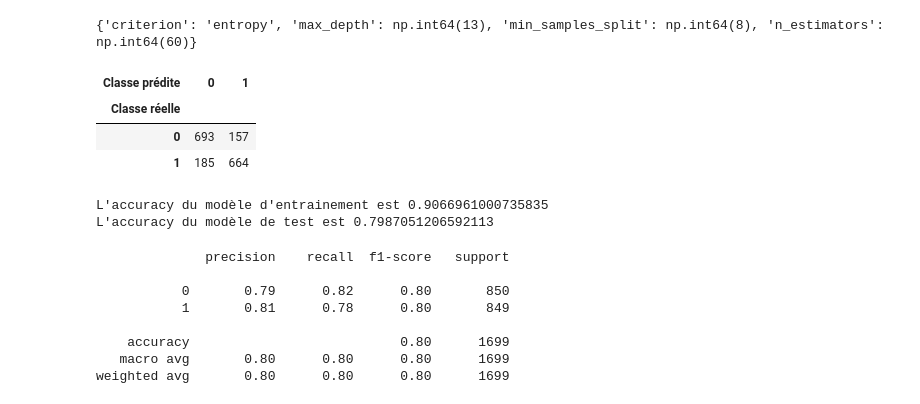
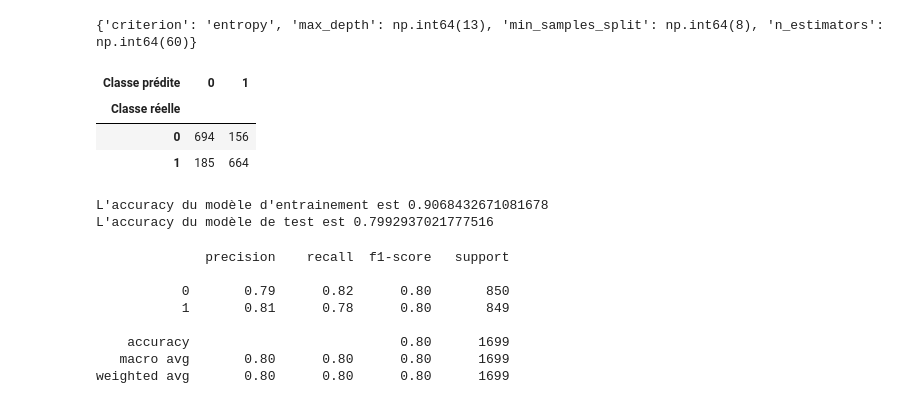
Before and after one commit to G-RELIQUET/Spaceship-Titanic, a Jupyter notebook: Etude.ipynb, the cells around one changed output. Drawn from its saved outputs; the diff is of its cells as text; code cells hidden in the pictures.

```diff
--- a/Etude.ipynb
+++ b/Etude.ipynb
@@ -1116,7 +1218,7 @@ X_test_scaled=scaler.transform(X_test)
 #Construction du classifieur
 clf_rf= ensemble.RandomForestClassifier(n_jobs=-1, random_state=321)
 #Entrainement de l'algorithme sur l'ensemble d'entrainement
-clf_rf.fit(X_train_scaled, y_train)
+clf_rf.fit(X_train, y_train)
 # %% [output]
 RandomForestClassifier(n_jobs=-1, random_state=321)
 # %%
@@ -1149,6 +1251,6 @@ parametres = {
 }
 
 grid_rf = model_selection.GridSearchCV(estimator=clf_rf, param_grid=parametres, cv=5, n_jobs=-1) #Application de la fonction au classifieur
-grille = grid_rf.fit(X_train_scaled,y_train) #Entrainement sur l'ensemble d'entrainement
+grille = grid_rf.fit(X_train, y_train) #Entrainement sur l'ensemble d'entrainement
 print(pd.DataFrame.from_dict(grille.cv_results_).loc[:,['params', 'mean_test_score']])
 # %% [output]
@@ -1158,23 +1273,23 @@ print(grid_rf.best_params_)
 # %% [output]
 {'criterion': 'entropy', 'max_depth': np.int64(13), 'min_samples_split': np.int64(8), 'n_estimators': np.int64(60)}
 # %%
-y_pred=grid_rf.predict(X_test_scaled)
+y_pred=grid_rf.predict(X_test)
 pd.crosstab(y_test, y_pred, rownames=['Classe réelle'], colnames=['Classe prédite'])
 # %% [output]
 | Classe prédite | 0 | 1 |
 | Classe réelle |  |  |
-| 0 | 693 | 157 |
+| 0 | 694 | 156 |
 | 1 | 185 | 664 |
 # %%
-accuracy_train_rf = grid_rf.score(X_train_scaled, y_train)
+accuracy_train_rf = grid_rf.score(X_train, y_train)
 print("L'accuracy du modèle d'entrainement est",accuracy_train_rf )
-accuracy_test_rf = grid_rf.score(X_test_scaled, y_test)
+accuracy_test_rf = grid_rf.score(X_test, y_test)
 print("L'accuracy du modèle de test est",accuracy_test_rf)
 #On remarque qu'il y a nettement moins d'overfitting mais toujours beaucoup trop.
 #Le tuning des hyperparamètres n'a pas apporté beaucoup plus d'accuracy sur les données de test.
 # %% [output]
-L'accuracy du modèle d'entrainement est 0.9066961000735835
-L'accuracy du modèle de test est 0.7987051206592113
+L'accuracy du modèle d'entrainement est 0.9068432671081678
+L'accuracy du modèle de test est 0.7992937021777516
 # %%
 # Impression du rapport de classification
 print(classification_report(y_test, y_pred))
```
Also changed, not shown: parts of 65 cells of this notebook.
